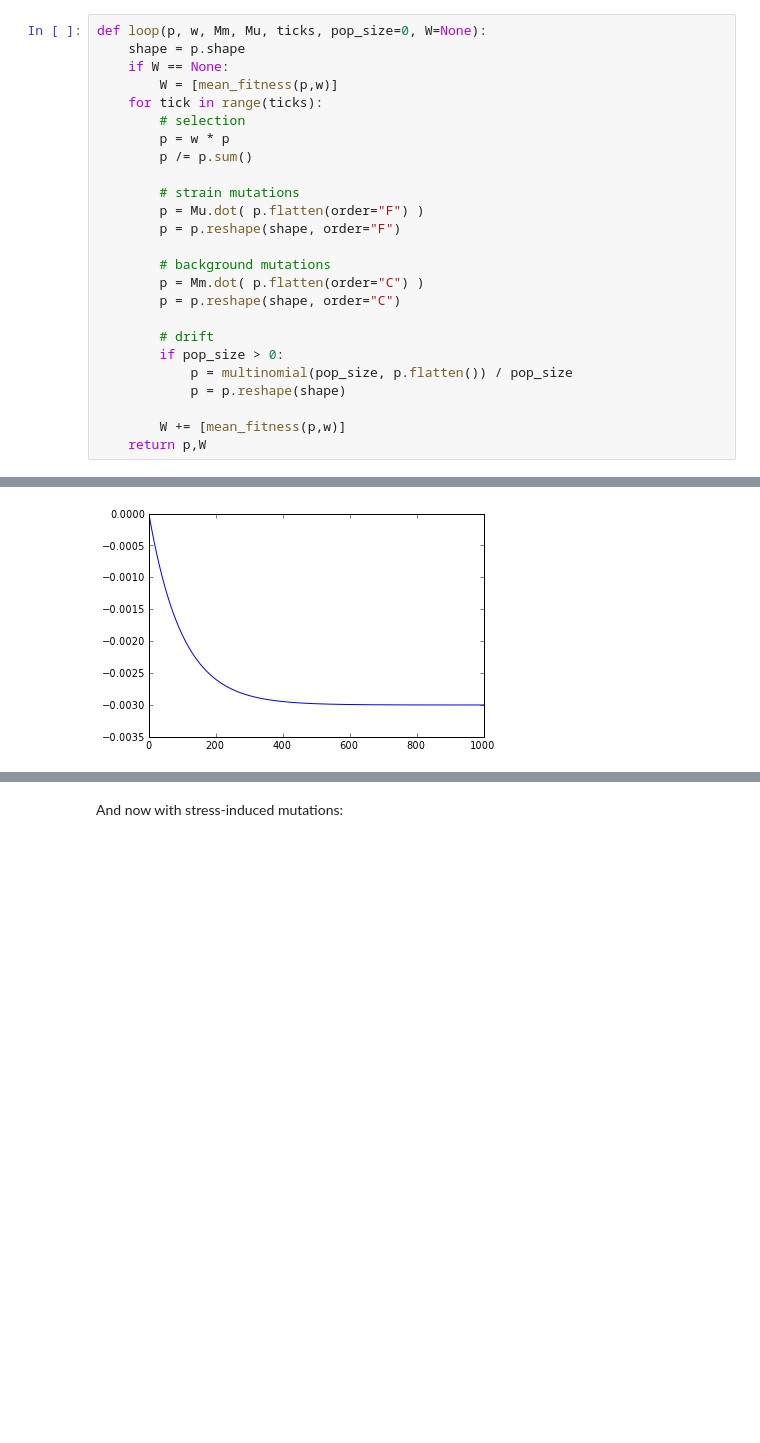
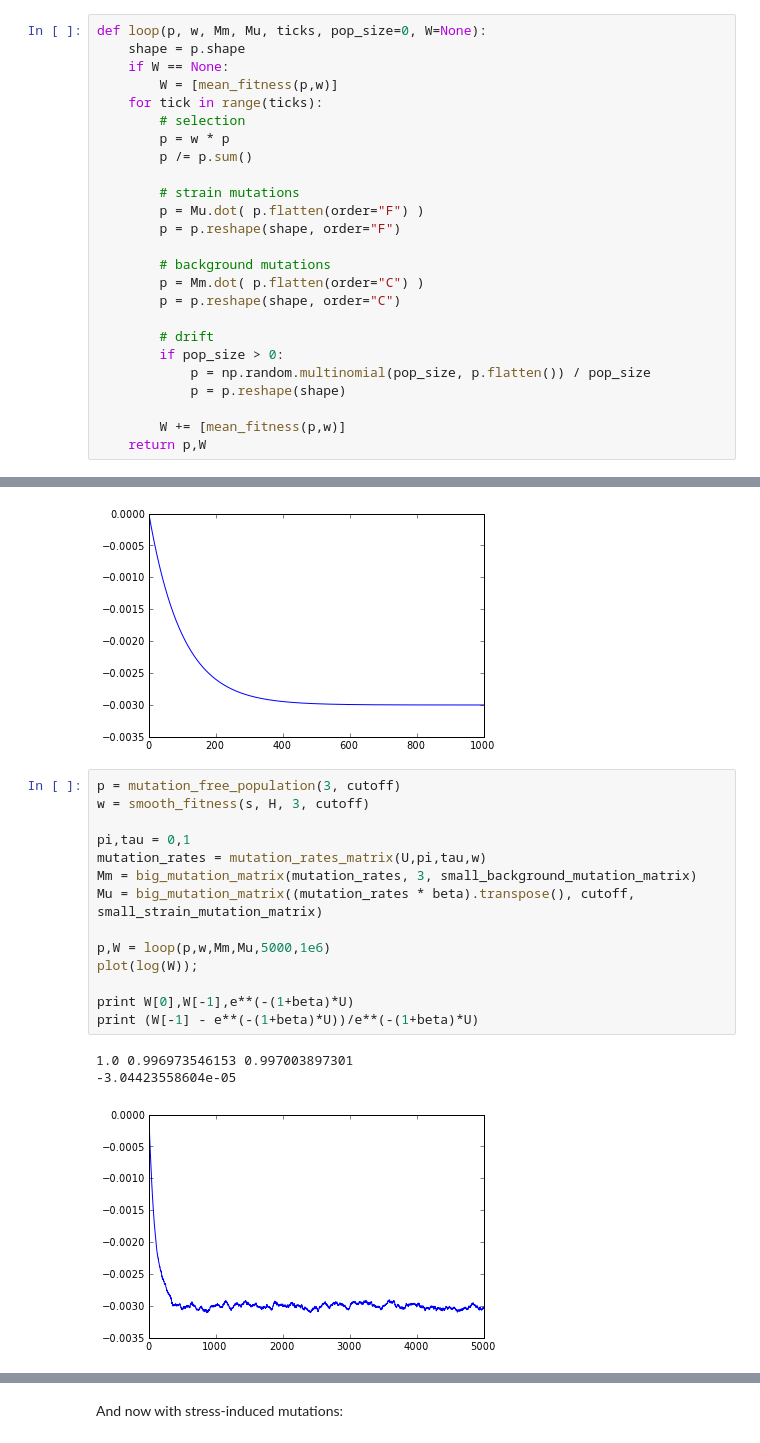
Before and after one commit to yoavram/ruggedsim, a Jupyter notebook: stochastic/ruggedsim new model.ipynb, the cells around one changed output, grey strips where cells are left out. Saved outputs shown, nothing was run; the diff lists cells and outputs as text; blank space fills up the shorter version.

```diff
--- a/stochastic/ruggedsim new model.ipynb
+++ b/stochastic/ruggedsim new model.ipynb
@@ -293,7 +293,7 @@ def loop(p, w, Mm, Mu, ticks, pop_size=0, W=None):
 
         # drift
         if pop_size > 0:
-            p = multinomial(pop_size, p.flatten()) / pop_size
+            p = np.random.multinomial(pop_size, p.flatten()) / pop_size
             p = p.reshape(shape)
 
         W += [mean_fitness(p,w)]
@@ -318,3 +318,21 @@ print (W[-1] - e**(-(1+beta)*U))/e**(-(1+beta)*U)
 1.0 0.997003428276 0.997003897301
 -4.70434673827e-07
 [figure]
+# %%
+p = mutation_free_population(3, cutoff)
+w = smooth_fitness(s, H, 3, cutoff)
+
+pi,tau = 0,1
+mutation_rates = mutation_rates_matrix(U,pi,tau,w)
+Mm = big_mutation_matrix(mutation_rates, 3, small_background_mutation_matrix)
+Mu = big_mutation_matrix((mutation_rates * beta).transpose(), cutoff, small_strain_mutation_matrix)
+
+p,W = loop(p,w,Mm,Mu,5000,1e6)
+plot(log(W));
+
+print W[0],W[-1],e**(-(1+beta)*U)
+print (W[-1] - e**(-(1+beta)*U))/e**(-(1+beta)*U)
+# %% [output]
+1.0 0.996973546153 0.997003897301
+-3.04423558604e-05
+[figure, added]
```
Also changed, not shown: parts of 5 cells of this notebook.
